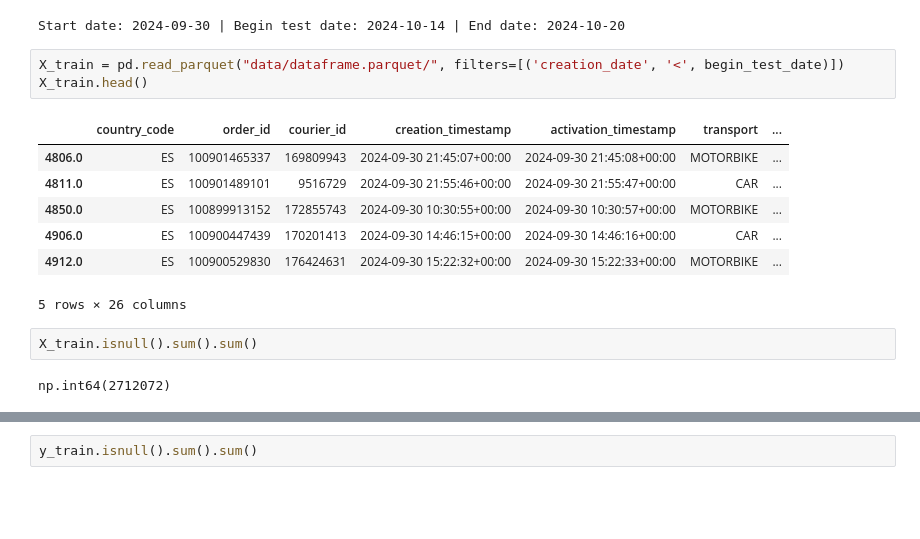
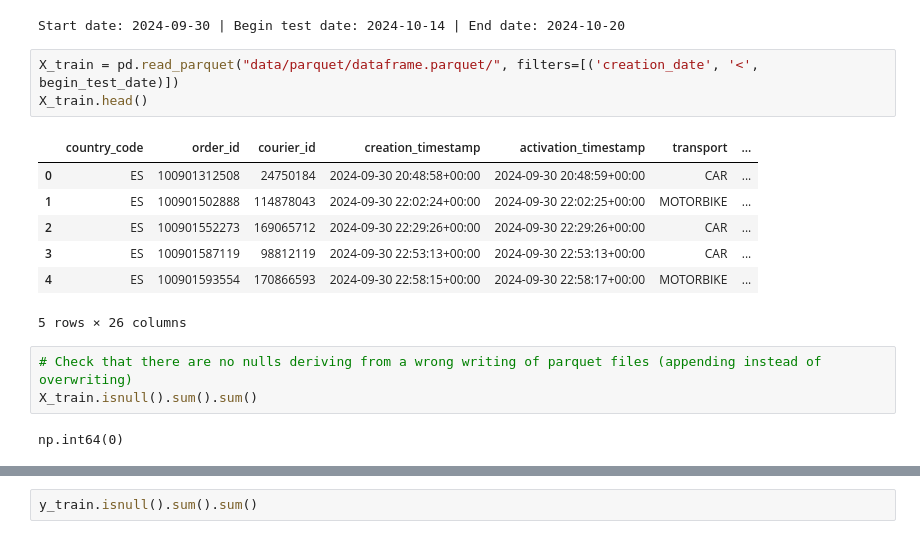
Before and after one commit to AngieC96/pickup-to-delivery-overall, a Jupyter notebook: PDO.ipynb, the cells around one changed output, grey strips where cells are left out. Saved outputs shown, nothing was run; the diff lists cells and outputs as text; blank space fills up the shorter version.

```diff
--- a/PDO.ipynb
+++ b/PDO.ipynb
@@ -410,17 +413,18 @@ print(f'Start date: {start_date} | Begin test date: {begin_test_date} | End date
 # %% [output]
 Start date: 2024-09-30 | Begin test date: 2024-10-14 | End date: 2024-10-20
 # %%
-X_train = pd.read_parquet("data/dataframe.parquet/", filters=[('creation_date', '<', begin_test_date)])
+X_train = pd.read_parquet("data/parquet/dataframe.parquet/", filters=[('creation_date', '<', begin_test_date)])
 X_train.head()
 # %% [output]
 |  | country_code | order_id | courier_id | creation_timestamp | activation_timestamp | transport | ... |
-| 4806.0 | ES | 100901465337 | 169809943 | 2024-09-30 21:45:07+00:00 | 2024-09-30 21:45:08+00:00 | MOTORBIKE | ... |
-| 4811.0 | ES | 100901489101 | 9516729 | 2024-09-30 21:55:46+00:00 | 2024-09-30 21:55:47+00:00 | CAR | ... |
-| 4850.0 | ES | 100899913152 | 172855743 | 2024-09-30 10:30:55+00:00 | 2024-09-30 10:30:57+00:00 | MOTORBIKE | ... |
-| 4906.0 | ES | 100900447439 | 170201413 | 2024-09-30 14:46:15+00:00 | 2024-09-30 14:46:16+00:00 | CAR | ... |
-| 4912.0 | ES | 100900529830 | 176424631 | 2024-09-30 15:22:32+00:00 | 2024-09-30 15:22:33+00:00 | MOTORBIKE | ... |
+| 0 | ES | 100901312508 | 24750184 | 2024-09-30 20:48:58+00:00 | 2024-09-30 20:48:59+00:00 | CAR | ... |
+| 1 | ES | 100901502888 | 114878043 | 2024-09-30 22:02:24+00:00 | 2024-09-30 22:02:25+00:00 | MOTORBIKE | ... |
+| 2 | ES | 100901552273 | 169065712 | 2024-09-30 22:29:26+00:00 | 2024-09-30 22:29:26+00:00 | CAR | ... |
+| 3 | ES | 100901587119 | 98812119 | 2024-09-30 22:53:13+00:00 | 2024-09-30 22:53:13+00:00 | CAR | ... |
+| 4 | ES | 100901593554 | 170866593 | 2024-09-30 22:58:15+00:00 | 2024-09-30 22:58:17+00:00 | MOTORBIKE | ... |
 5 rows × 26 columns
 # %%
+# Check that there are no nulls deriving from a wrong writing of parquet files (appending instead of overwriting)
 X_train.isnull().sum().sum()
 # %% [output]
-np.int64(2712072)
+np.int64(0)
```
Also changed, not shown: parts of 32 cells of this notebook.
